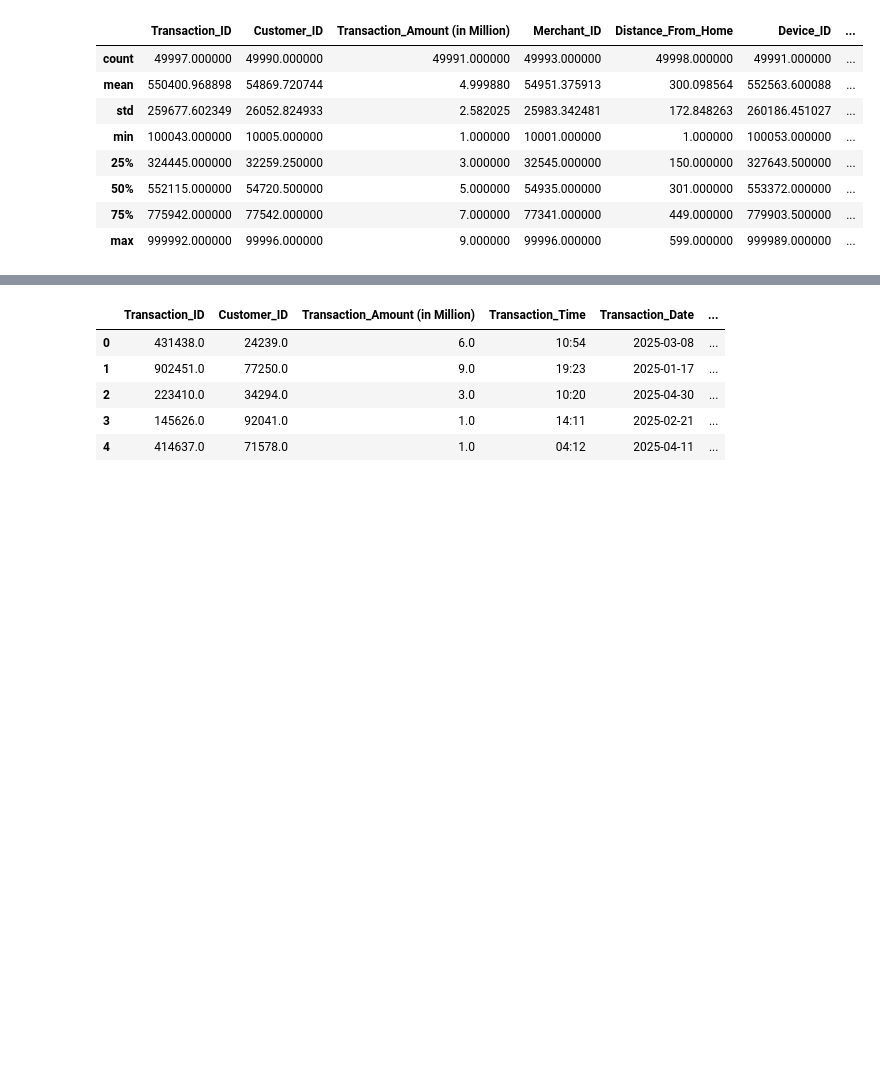
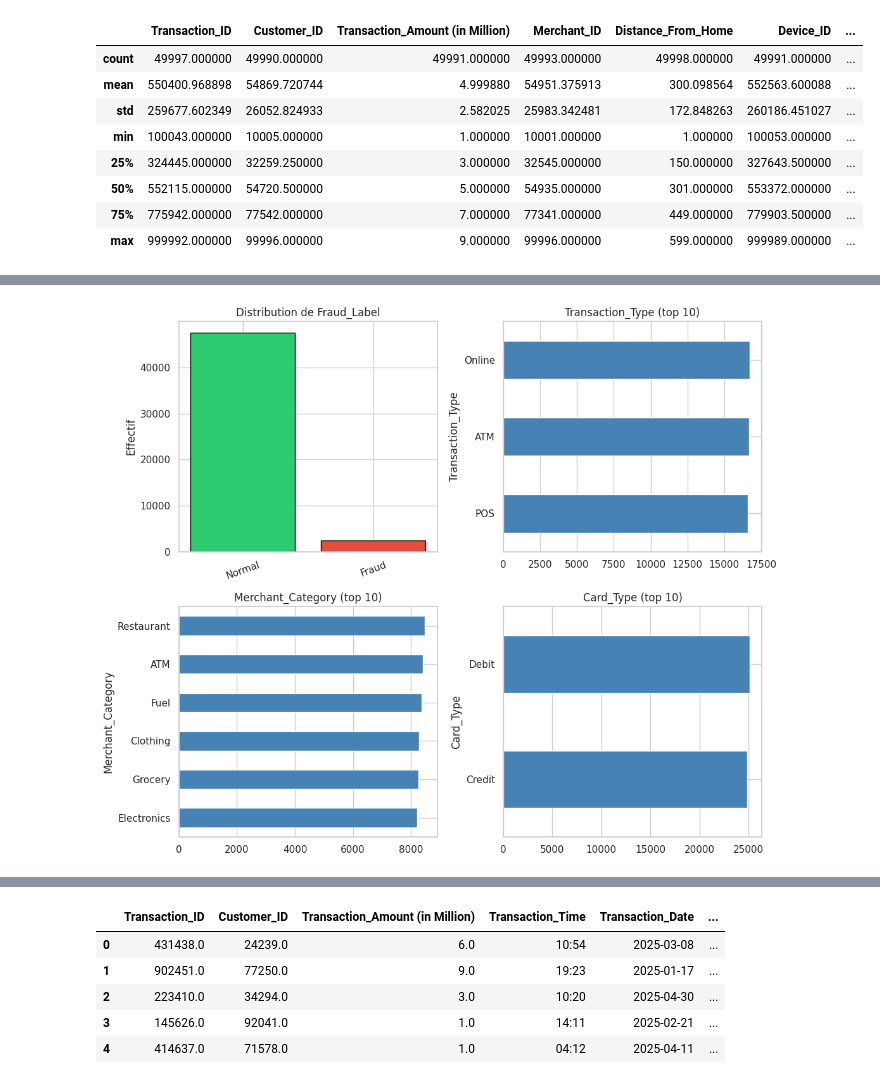
Before and after one commit to Djerade/bank-fraud-detection, a Jupyter notebook: notebooks/exploration.ipynb, the cells around one changed output, grey strips where cells are left out. Drawn from its saved outputs; the diff is of its cells as text; code cells hidden in the pictures; blank space fills up the shorter version.

```diff
--- a/notebooks/exploration.ipynb
+++ b/notebooks/exploration.ipynb
@@ -99,0 +122,17 @@ dtype: int64
+# %%
+# Style des graphiques seaborn, puis synthèse : doublons, distribution de la cible, types pandas.
+sns.set_theme(style="whitegrid")
+
+print(f"Lignes : {len(df):,} | Colonnes : {df.shape[1]}")
+print(f"Lignes dupliquées (toutes colonnes) : {df.duplicated().sum():,}")
+print(f"Transaction_ID dupliqués : {df['Transaction_ID'].duplicated().sum():,}")
+
+# Cible : nettoyage léger des chaînes puis effectifs / pourcentages
+fl = df["Fraud_Label"].dropna().astype(str).str.strip()
+vc = fl.value_counts()
+vc_pct = fl.value_counts(normalize=True).mul(100).round(2)
+display(pd.DataFrame({"effectif": vc, "%": vc_pct}))
+if len(vc) >= 2:
+    print(f"Ratio (classe minoritaire / majoritaire) : {vc.min() / vc.max():.4f}")
+
+display(df.dtypes.to_frame("dtype"))
@@ -99,0 +165,19 @@ dtype: int64
+# %%
+# Graphiques : répartition de la cible + fréquences des principales catégories (top 10).
+# La variable `vc` est définie dans la cellule précédente.
+fig, axes = plt.subplots(2, 2, figsize=(11, 9))
+colors = ["#2ecc71", "#e74c3c", "#95a5a6", "#3498db"]
+axes[0, 0].bar(vc.index.astype(str), vc.values, color=colors[: len(vc)], edgecolor="black")
+axes[0, 0].set_title("Distribution de Fraud_Label")
+axes[0, 0].set_ylabel("Effectif")
+axes[0, 0].tick_params(axis="x", rotation=20)
+
+for i, col in enumerate(["Transaction_Type", "Merchant_Category", "Card_Type"]):
+    ax = axes.flat[i + 1]
+    df[col].value_counts().head(10).sort_values().plot(kind="barh", ax=ax, color="steelblue")
+    ax.set_title(f"{col} (top 10)")
+
+plt.tight_layout()
+plt.show()
+# %% [output]
+[figure, added]
```
Also changed, not shown: parts of 30 cells of this notebook, 10 other files.
